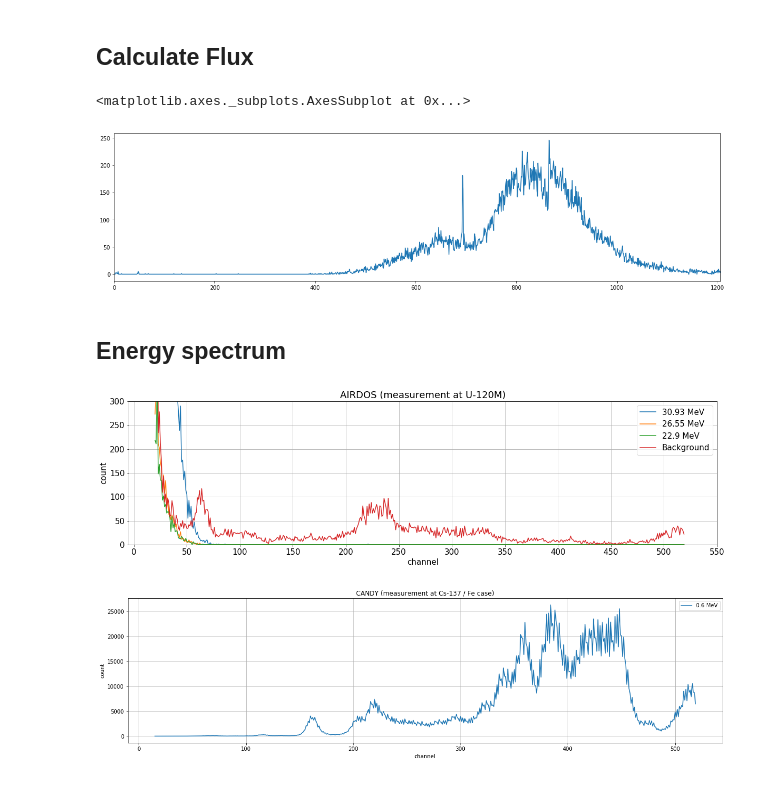
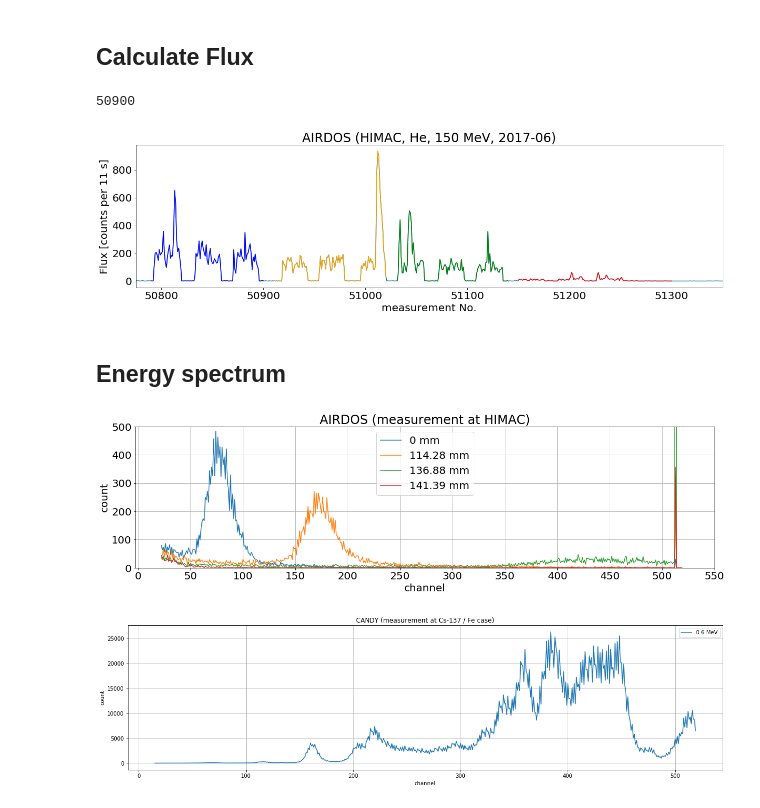
Before and after one commit to ODZ-UJF-AV-CR/AIRDOS-parser, a Jupyter notebook: AIRDOS_parser.ipynb, the cells around one changed output. Drawn from its saved outputs; the diff is of its cells as text; code cells hidden in the pictures.

Commit message:
new constants for selection measurements for spectrum plot

```diff
--- a/AIRDOS_parser.ipynb
+++ b/AIRDOS_parser.ipynb
@@ -81,27 +81,43 @@ df6.to_csv('ble.txt')
 # %%
 rc = df.loc[df[0]=='$CANDY']
 rc.reset_index(drop=True, inplace=True)
 
 rc = rc.apply(pd.to_numeric, errors='coerce')
 
 #rc.to_csv('ble.txt')
 
 #rc['sum'] = rc[range(24,544)].sum(axis=1)
-rc['sum'] = rc[range(20,544)].sum(axis=1)
+rc['sum'] = rc[range(22,544)].sum(axis=1)
 #rc['sum']
 
 plt.figure(figsize=(20,5))
 
-rc['sum'].plot()
+#rc['sum'].plot()
+rc.ix[50775:51350,'sum'].plot()
 
 #plt.ylim([0,20])
+e1 = [50790,50900]
+e2 = [50910,51020]
+e3 = [51030,51140]
+e4 = [51150,51300]
+
+rc.ix[e1[0]:e1[1],'sum'].plot(c='b')
+rc.ix[e2[0]:e2[1],'sum'].plot(c='orange')
+rc.ix[e3[0]:e3[1],'sum'].plot(c='g')
+rc.ix[e4[0]:e4[1],'sum'].plot(c='r')
+
+plt.title('AIRDOS (HIMAC, He, 150 MeV, 2017-06)')
+plt.xlabel('measurement No.')
+plt.ylabel('Flux [counts per 11 s]')
+
+print e1[1]
 # %% [output]
-<matplotlib.axes._subplots.AxesSubplot at 0x...>
+50900
-[figure, old version]
+[figure, new version]
 # %% [markdown]
 ## Energy spectrum
 # %%
-matplotlib.rcParams.update({'font.size': 15})
+matplotlib.rcParams.update({'font.size': 20})
 
 '''
 plt.figure(figsize=(20,5))
@@ -111,25 +127,27 @@ rc['sum'][236:296].plot(c='green')
 rc['sum'][300:350].plot(c='yellow')
 '''
 
-ener1 = rc.ix[350:8500,20:520].sum()
-ener2 = rc.ix[155:235,20:520].sum()
-ener3 = rc.ix[236:296,20:520].sum()
-ener4 = rc.ix[300:350,20:520].sum()
+ener1 = rc.ix[e1[0]:e1[1],22:520].sum()
+ener2 = rc.ix[e2[0]:e2[1],22:520].sum()
+ener3 = rc.ix[e3[0]:e3[1],22:520].sum()
+ener4 = rc.ix[e4[0]:e4[1],22:520].sum()
 
 plt.figure(figsize=(20,5))
-plt.plot(ener1, label='30.93 MeV')
-plt.plot(ener2, label='26.55 MeV')
-plt.plot(ener3, label='22.9 MeV')
-plt.plot(ener4, label='Background')
-plt.ylim([0,300])
+#plt.yscale('log')
+
+plt.plot(ener1, label='0 mm')
+plt.plot(ener2, label='114.28 mm')
+plt.plot(ener3, label='136.88 mm')
+plt.plot(ener4, label='141.39 mm')
+plt.ylim([0,500])
 plt.legend()
-plt.title('AIRDOS (measurement at U-120M)')
+plt.title('AIRDOS (measurement at HIMAC)')
 plt.xlabel('channel')
 plt.ylabel('count')
 plt.xticks(range(0,600,50))
 plt.grid()
 # %% [output]
-[figure, old version]
+[figure, new version]
 # %%
 matplotlib.rcParams.update({'font.size': 10})
 
```
Also changed, not shown: parts of 7 cells of this notebook, 1 other file.
